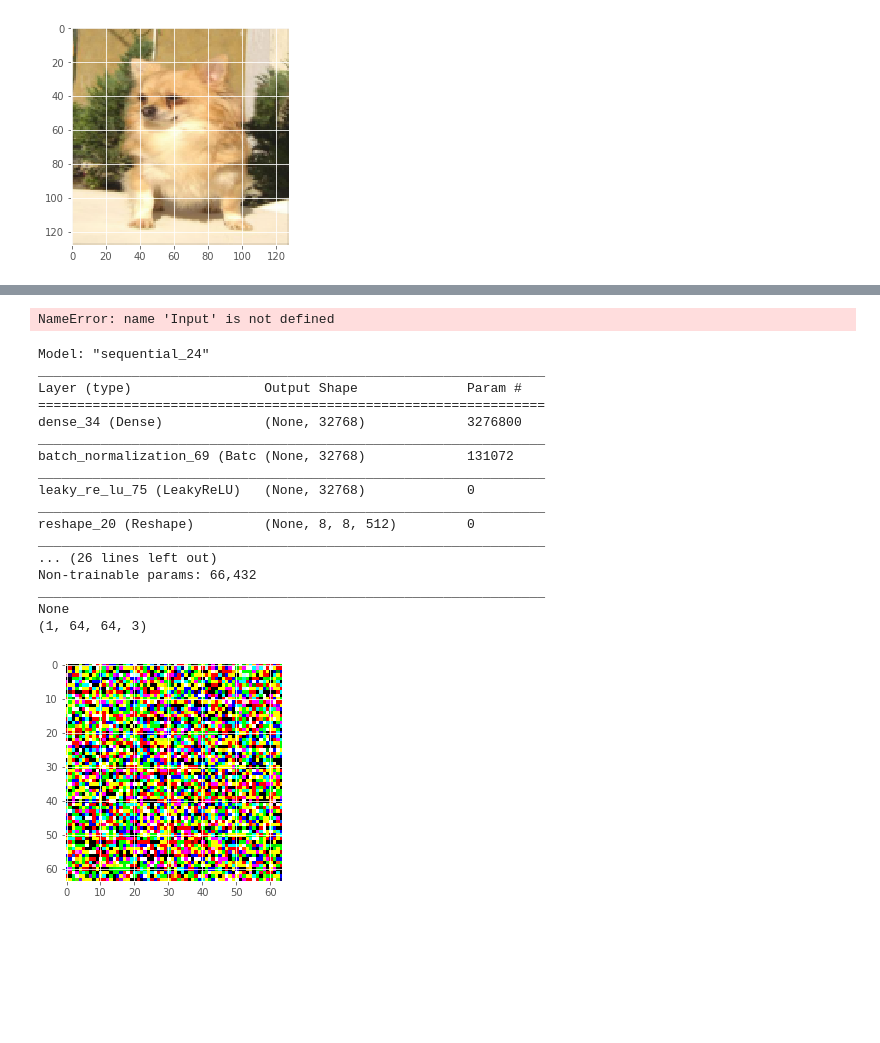
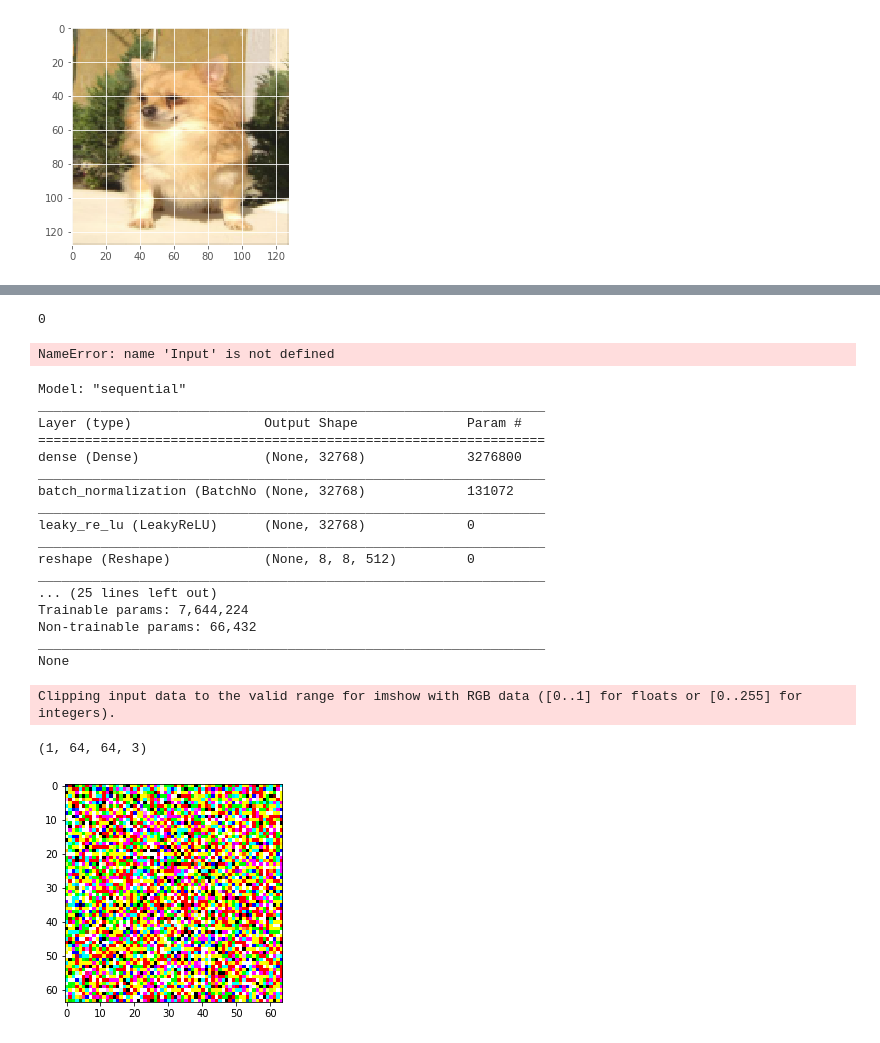
Before and after one commit to rghosh8/oh-my-dog, a Jupyter notebook: src/eda.ipynb, the cells around one changed output, grey strips where cells are left out. Drawn from its saved outputs; the diff is of its cells as text; code cells hidden in the pictures; blank space fills up the shorter version.

```diff
--- a/src/eda.ipynb
+++ b/src/eda.ipynb
@@ -302,3 +303,7 @@ for k in range(5):
+# %%
+idxIn
+# %% [output]
+0
 # %%
 IMG_SIZE = Input((12288,))
 IMG_SIZE_2 = Input((10000,))
@@ -313,8 +318,6 @@ NameError: name 'Input' is not defined
 # %%
 # Weight initializers for the Generator network
 WEIGHT_INIT = tf.keras.initializers.RandomNormal(mean=0.0, stddev=0.2)
-import pydot
-import graphviz
 
 def g_model():
     model = tf.keras.Sequential(
@@ -345,42 +348,44 @@ def g_model():
                 kernel_initializer=WEIGHT_INIT),
             tf.keras.layers.BatchNormalization(),
             tf.keras.layers.LeakyReLU(),
 
             tf.keras.layers.Dense(3,activation='tanh', use_bias=False,\
                 kernel_initializer=WEIGHT_INIT)
         ]
     )
     return model
 # create an instance of the generator model defined
-generator = make_generator()
+generator = g_model()
 print(generator.summary())
 
 # random noise vector
 noise = tf.random.normal([1,100])
 # run the generator model with the noise vector as input
 generated_image = generator(noise, training=False)
 # display output
 plt.imshow(generated_image[0, :, :, :])
 print(generated_image.shape)
 # %% [output]
-Model: "sequential_24"
+Model: "sequential"
 _________________________________________________________________
 Layer (type)                 Output Shape              Param #
 =================================================================
-dense_34 (Dense)             (None, 32768)             3276800
+dense (Dense)                (None, 32768)             3276800
 _________________________________________________________________
-batch_normalization_69 (Batc (None, 32768)             131072
+batch_normalization (BatchNo (None, 32768)             131072
 _________________________________________________________________
-leaky_re_lu_75 (LeakyReLU)   (None, 32768)             0
+leaky_re_lu (LeakyReLU)      (None, 32768)             0
 _________________________________________________________________
-reshape_20 (Reshape)         (None, 8, 8, 512)         0
+reshape (Reshape)            (None, 8, 8, 512)         0
 _________________________________________________________________
-... (26 lines left out)
+... (25 lines left out)
+Trainable params: 7,644,224
 Non-trainable params: 66,432
 _________________________________________________________________
 None
-(1, 64, 64, 3)
+Clipping input data to the valid range for imshow with RGB data ([0..1] for floats or [0..255] for integers).
+(1, 64, 64, 3)
-[figure, old version]
+[figure, new version]
 # %%
 dim = 64
 def d_model():
```
Also changed, not shown: parts of 16 cells of this notebook, 1 other file.
